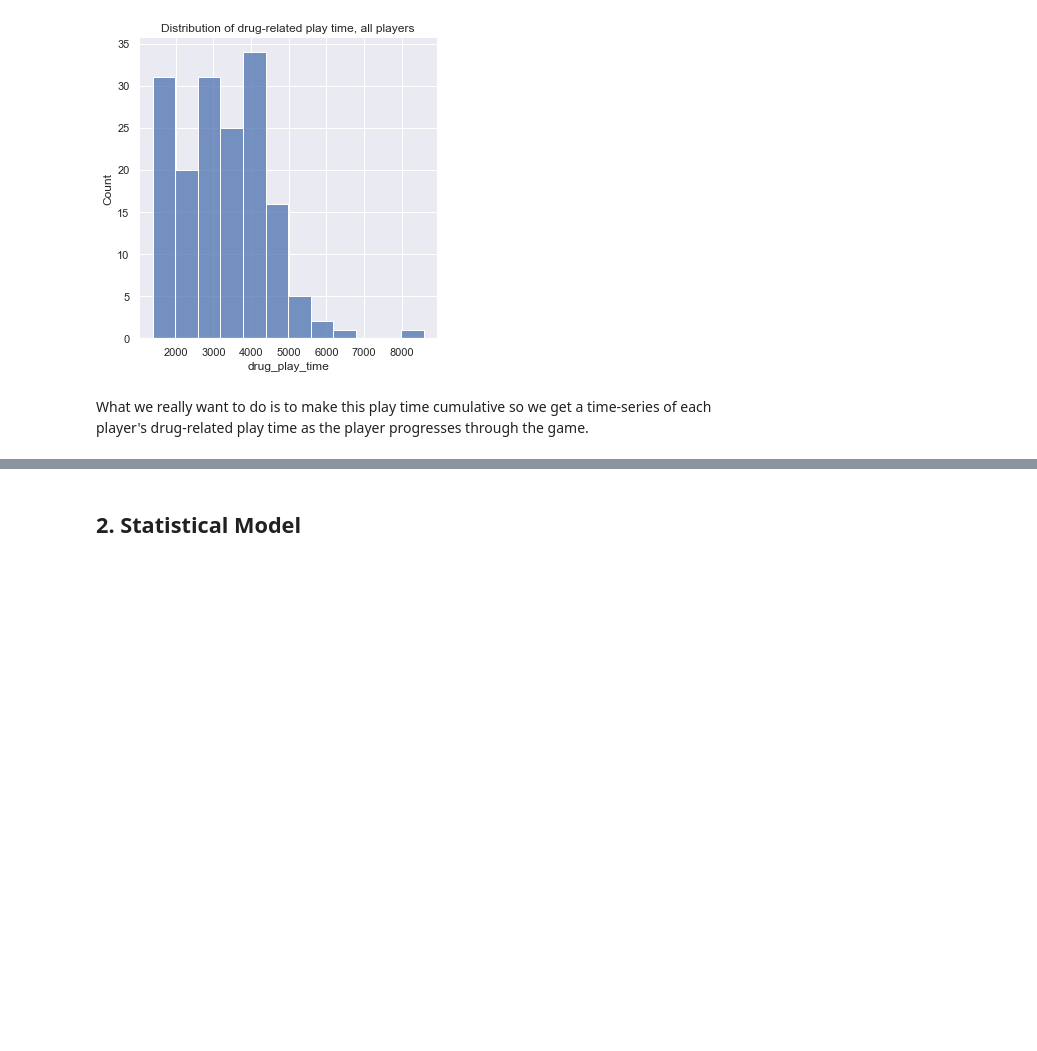
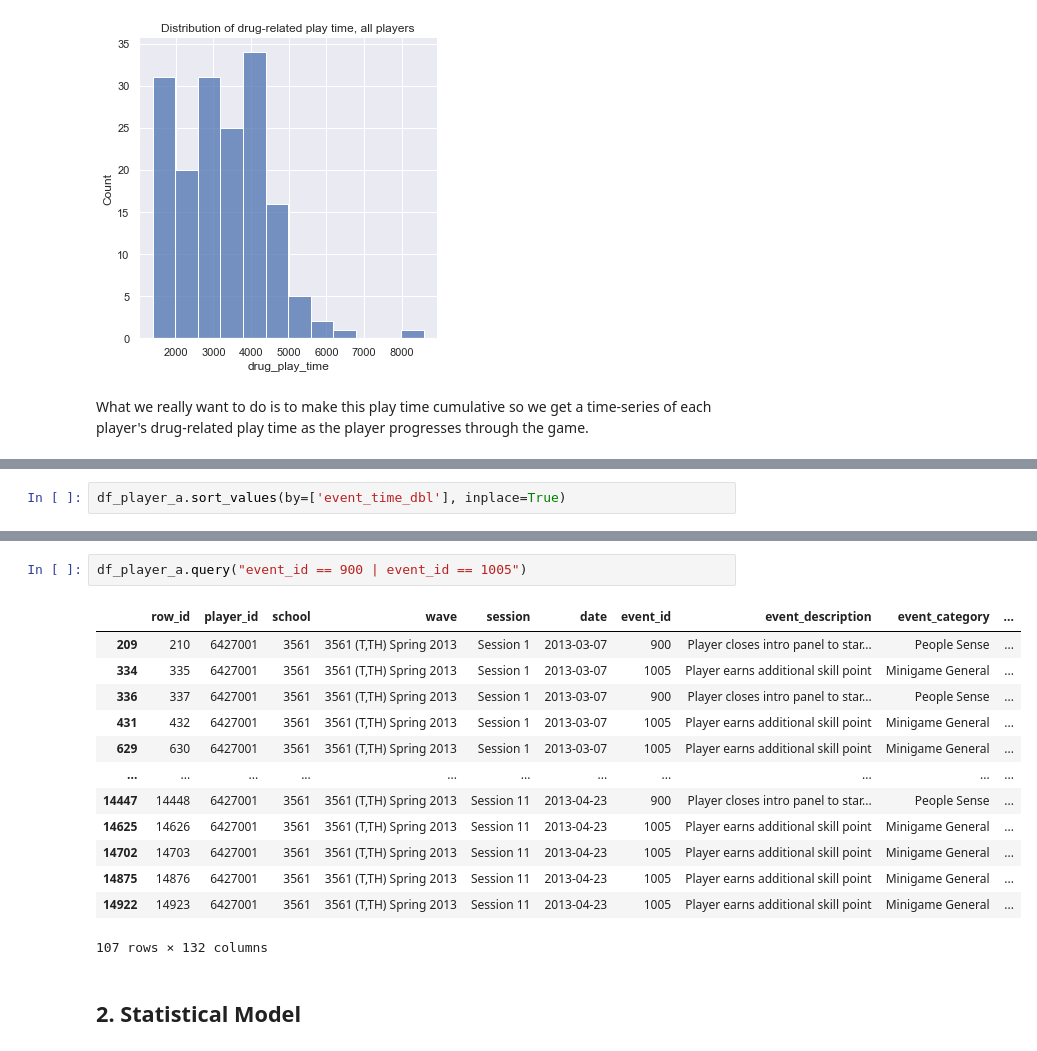
Before and after one commit to percy-xu/DataFest2022, a Jupyter notebook: taconic_parkway.ipynb, the cells around one changed output, grey strips where cells are left out. Saved outputs shown, nothing was run; the diff lists cells and outputs as text; blank space fills up the shorter version.

```diff
--- a/taconic_parkway.ipynb
+++ b/taconic_parkway.ipynb
@@ -315,0 +318,2 @@ What we really want to do is to make this play time cumulative so we get a time-
+# %%
+df_player_a.sort_values(by=['event_time_dbl'], inplace=True)
@@ -316,3 +351,19 @@ What we really want to do is to make this play time cumulative so we get a time-
+# %%
+df_player_a.query("event_id == 900 | event_id == 1005")
+# %% [output]
+|  | row_id | player_id | school | wave | session | date | event_id | event_description | event_category | ... |
+| 209 | 210 | 6427001 | 3561 | 3561 (T,TH) Spring 2013 | Session 1 | 2013-03-07 | 900 | Player closes intro panel to star... | People Sense | ... |
+| 334 | 335 | 6427001 | 3561 | 3561 (T,TH) Spring 2013 | Session 1 | 2013-03-07 | 1005 | Player earns additional skill point | Minigame General | ... |
+| 336 | 337 | 6427001 | 3561 | 3561 (T,TH) Spring 2013 | Session 1 | 2013-03-07 | 900 | Player closes intro panel to star... | People Sense | ... |
+| 431 | 432 | 6427001 | 3561 | 3561 (T,TH) Spring 2013 | Session 1 | 2013-03-07 | 1005 | Player earns additional skill point | Minigame General | ... |
+| 629 | 630 | 6427001 | 3561 | 3561 (T,TH) Spring 2013 | Session 1 | 2013-03-07 | 1005 | Player earns additional skill point | Minigame General | ... |
+| ... | ... | ... | ... | ... | ... | ... | ... | ... | ... | ... |
+| 14447 | 14448 | 6427001 | 3561 | 3561 (T,TH) Spring 2013 | Session 11 | 2013-04-23 | 900 | Player closes intro panel to star... | People Sense | ... |
+| 14625 | 14626 | 6427001 | 3561 | 3561 (T,TH) Spring 2013 | Session 11 | 2013-04-23 | 1005 | Player earns additional skill point | Minigame General | ... |
+| 14702 | 14703 | 6427001 | 3561 | 3561 (T,TH) Spring 2013 | Session 11 | 2013-04-23 | 1005 | Player earns additional skill point | Minigame General | ... |
+| 14875 | 14876 | 6427001 | 3561 | 3561 (T,TH) Spring 2013 | Session 11 | 2013-04-23 | 1005 | Player earns additional skill point | Minigame General | ... |
+| 14922 | 14923 | 6427001 | 3561 | 3561 (T,TH) Spring 2013 | Session 11 | 2013-04-23 | 1005 | Player earns additional skill point | Minigame General | ... |
+107 rows × 132 columns
 # %% [markdown]
 ## 2. Statistical Model
 # %% [markdown]
```
Also changed, not shown: parts of 4 cells of this notebook.
